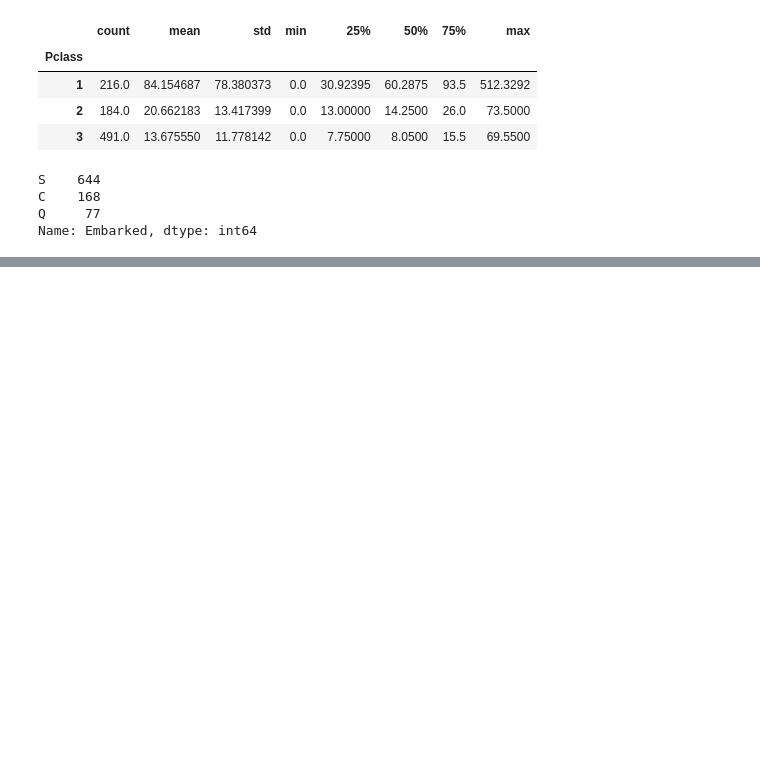
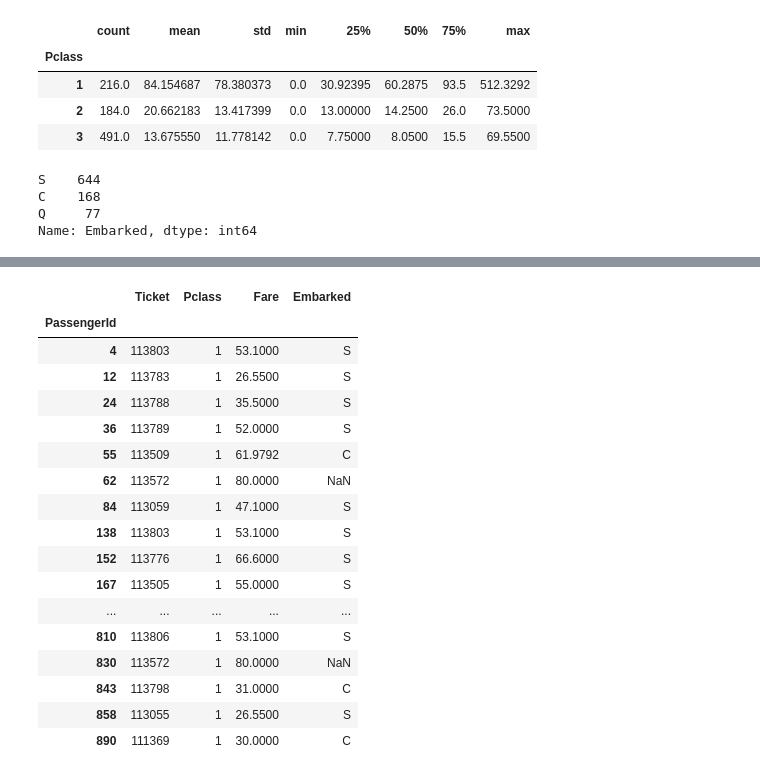
Before and after one commit to klin90/titanic, a Jupyter notebook: Explore.ipynb, the cells around one changed output, grey strips where cells are left out. Drawn from its saved outputs; the diff is of its cells as text; code cells hidden in the pictures; blank space fills up the shorter version.

```diff
--- a/Explore.ipynb
+++ b/Explore.ipynb
@@ -24,0 +52,21 @@ Name: Embarked, dtype: int64
+# %%
+train.loc[train['Ticket'].str.contains('113'), ['Ticket', 'Pclass', 'Fare', 'Embarked']]
+# %% [output]
+|  | Ticket | Pclass | Fare | Embarked |
+| PassengerId |  |  |  |  |
+| 4 | 113803 | 1 | 53.1000 | S |
+| 12 | 113783 | 1 | 26.5500 | S |
+| 24 | 113788 | 1 | 35.5000 | S |
+| 36 | 113789 | 1 | 52.0000 | S |
+| 55 | 113509 | 1 | 61.9792 | C |
+| 62 | 113572 | 1 | 80.0000 | NaN |
+| 84 | 113059 | 1 | 47.1000 | S |
+| 138 | 113803 | 1 | 53.1000 | S |
+| 152 | 113776 | 1 | 66.6000 | S |
+| 167 | 113505 | 1 | 55.0000 | S |
+| ... | ... | ... | ... | ... |
+| 810 | 113806 | 1 | 53.1000 | S |
+| 830 | 113572 | 1 | 80.0000 | NaN |
+| 843 | 113798 | 1 | 31.0000 | C |
+| 858 | 113055 | 1 | 26.5500 | S |
+| 890 | 111369 | 1 | 30.0000 | C |
```
Also changed, not shown: parts of 5 cells of this notebook, 7 other files.
